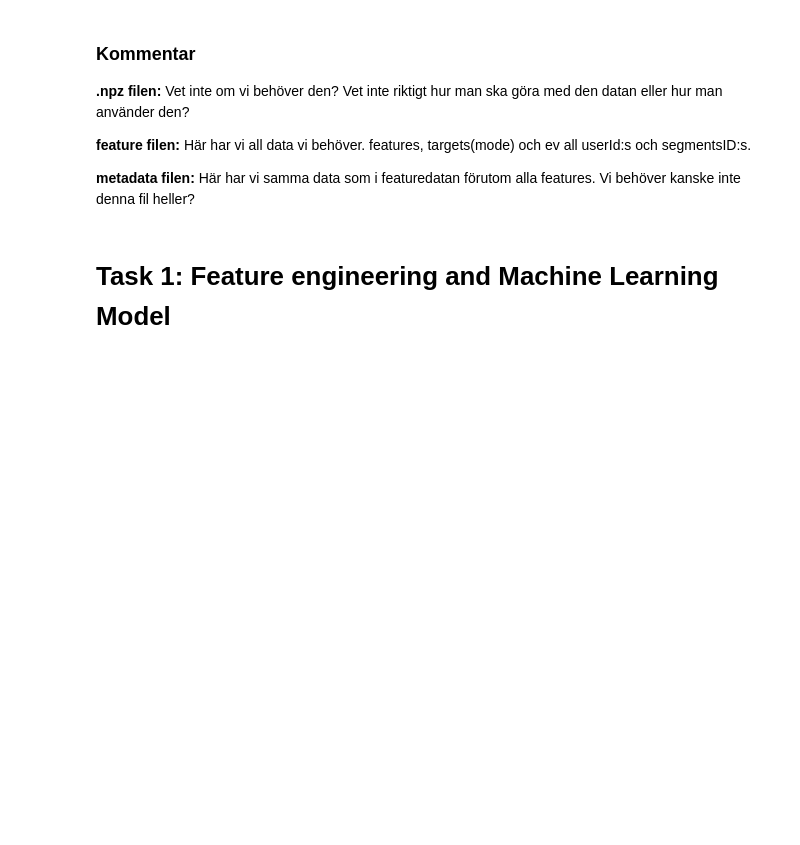
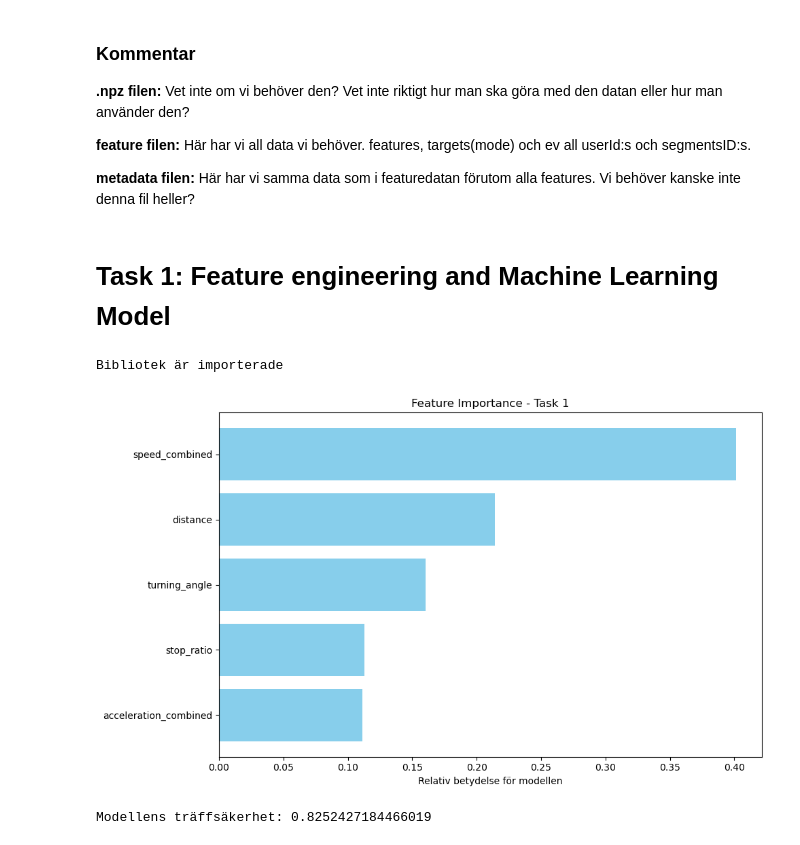
Before and after one commit to phedstroem/Ass2_GIK2JX_Group7, a Jupyter notebook: Ass2_GIK2JX_GROUP7.ipynb, the cells around one changed output. Cells and saved outputs as stored; diff of their text form; code cells hidden in the pictures; blank space fills up the shorter version.

Commit message:
Task 1

```diff
--- a/Ass2_GIK2JX_GROUP7.ipynb
+++ b/Ass2_GIK2JX_GROUP7.ipynb
@@ -50,3 +50,61 @@ df_metadata.head()
 **metadata filen:** Här har vi samma data som i featuredatan förutom alla features. Vi behöver kanske inte denna fil heller?
 # %% [markdown]
 # Task 1: Feature engineering and Machine Learning Model #
+# %%
+# Importerar dom bibliotek vi behöver
+
+import matplotlib.pyplot as plt
+from sklearn.ensemble import RandomForestClassifier
+from sklearn.model_selection import train_test_split
+
+print ('Bibliotek är importerade')
+# %% [output]
+Bibliotek är importerade
+# %%
+
+# Skapa (kombinera) de features som efterfrågas
+# Vi skapar tydliga huvudkategorier baserat på den preprocessed datan
+df_final = pd.DataFrame()
+df_final['mode'] = df_features['mode'] # Målvariabel
+
+# Speed (Kombinerar olika hastighetsmått)
+df_final['speed_combined'] = df_features[['avg_speed_mps', 'p50_speed_mps', 'p90_speed_mps']].mean(axis=1)
+
+# Acceleration (Kombinerar snitt och max acceleration)
+df_final['acceleration_combined'] = df_features[['avg_acc_mps2', 'max_acc_mps2']].mean(axis=1)
+
+# Distance
+df_final['distance'] = df_features['distance_m']
+
+# Turning angle
+df_final['turning_angle'] = df_features['avg_turn_deg']
+
+# Stop ratio
+df_final['stop_ratio'] = df_features['stop_ratio']
+
+# Förbered för ML-modell
+X = df_final.drop('mode', axis=1)
+y = df_final['mode']
+
+X_train, X_test, y_train, y_test = train_test_split(X, y, test_size=0.2, random_state=42)
+
+# Träna Random Forest för att få Feature Importance med random_state för reproducerbarhet
+model = RandomForestClassifier(n_estimators=100, random_state=42)
+model.fit(X_train, y_train)
+
+# Generera Feature Importance Plot
+importances = model.feature_importances_
+indices = np.argsort(importances)
+
+plt.figure(figsize=(10, 6))
+plt.title('Feature Importance - Task 1')
+plt.barh(range(len(indices)), importances[indices], color='skyblue', align='center')
+plt.yticks(range(len(indices)), [X.columns[i] for i in indices])
+plt.xlabel('Relativ betydelse för modellen')
+plt.tight_layout()
+plt.show()
+
+print("Modellens träffsäkerhet:", model.score(X_test, y_test))
+# %% [output]
+[figure, added]
+Modellens träffsäkerhet: 0.8252427184466019
```
